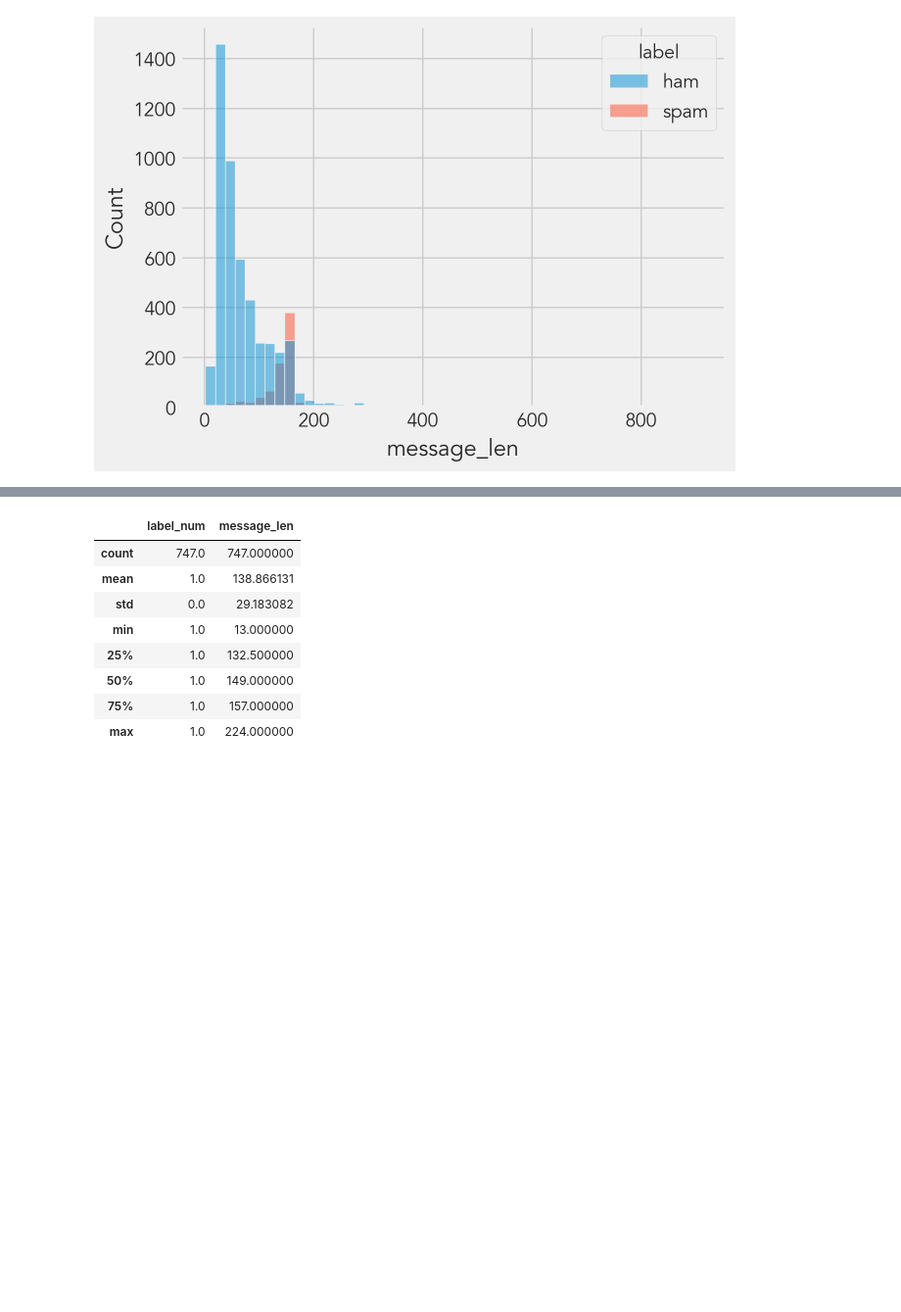
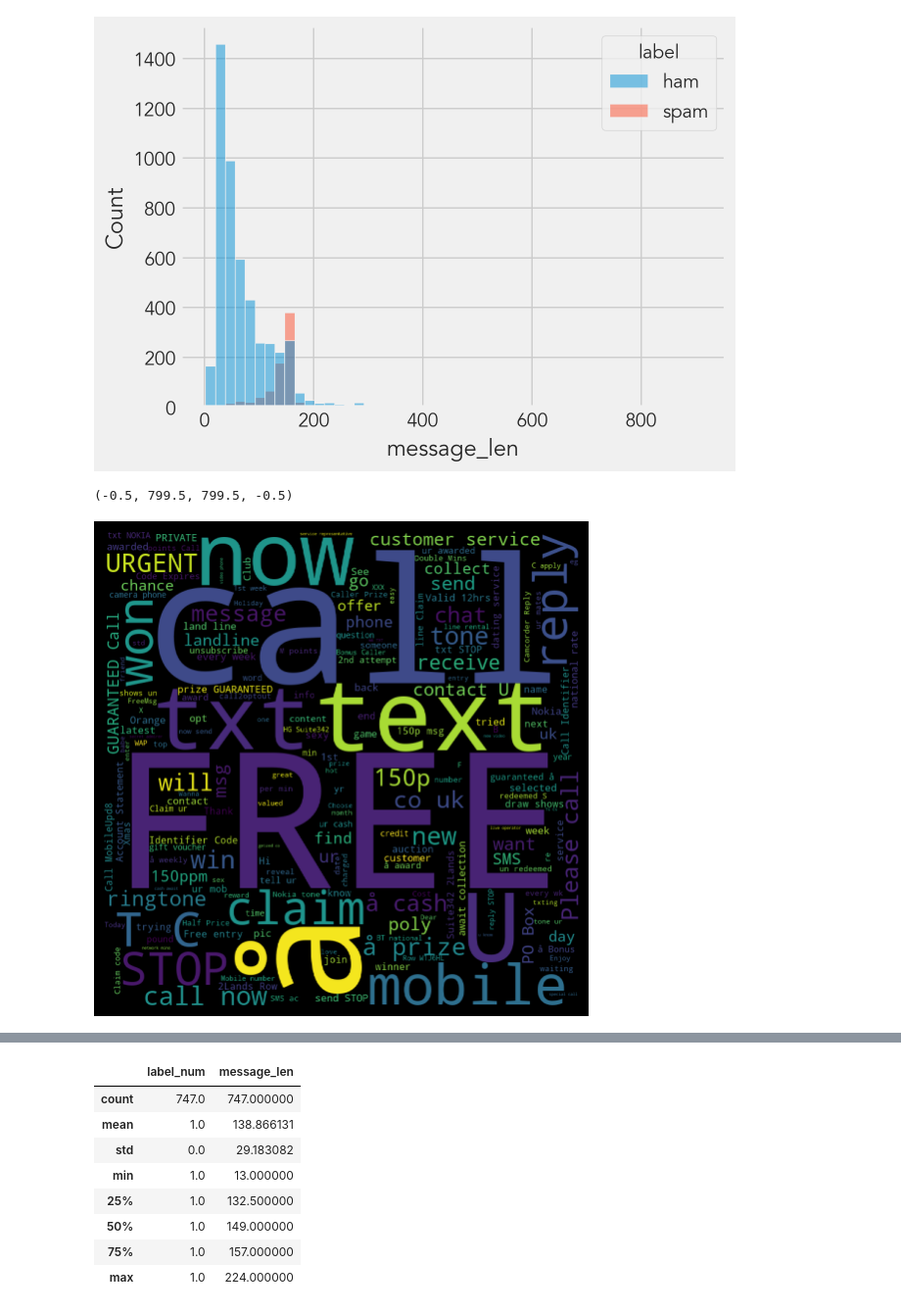
Before and after one commit to gyjong/workplace, a Jupyter notebook: Portfolio/NLP_0205.ipynb, the cells around one changed output, grey strips where cells are left out. Shown at 98% size. Cells and saved outputs as stored; diff of their text form; code cells hidden in the pictures; blank space fills up the shorter version.

```diff
--- a/Portfolio/NLP_0205.ipynb
+++ b/Portfolio/NLP_0205.ipynb
@@ -165,3 +258,13 @@ sms
 # %% [output]
 <Axes: xlabel='message_len', ylabel='Count'>
 [figure]
+# %%
+from wordcloud import WordCloud
+spam_words = ' '.join(list(sms[sms['label'] == 'spam']['message']))
+spam_wc = WordCloud(width = 800,height = 800).generate(spam_words)
+plt.figure(figsize = (8, 6), facecolor = 'k')
+plt.imshow(spam_wc)
+plt.axis('off')
+# %% [output]
+(-0.5, 799.5, 799.5, -0.5)
+[figure, added]
```
Also changed, not shown: parts of 18 cells of this notebook.
